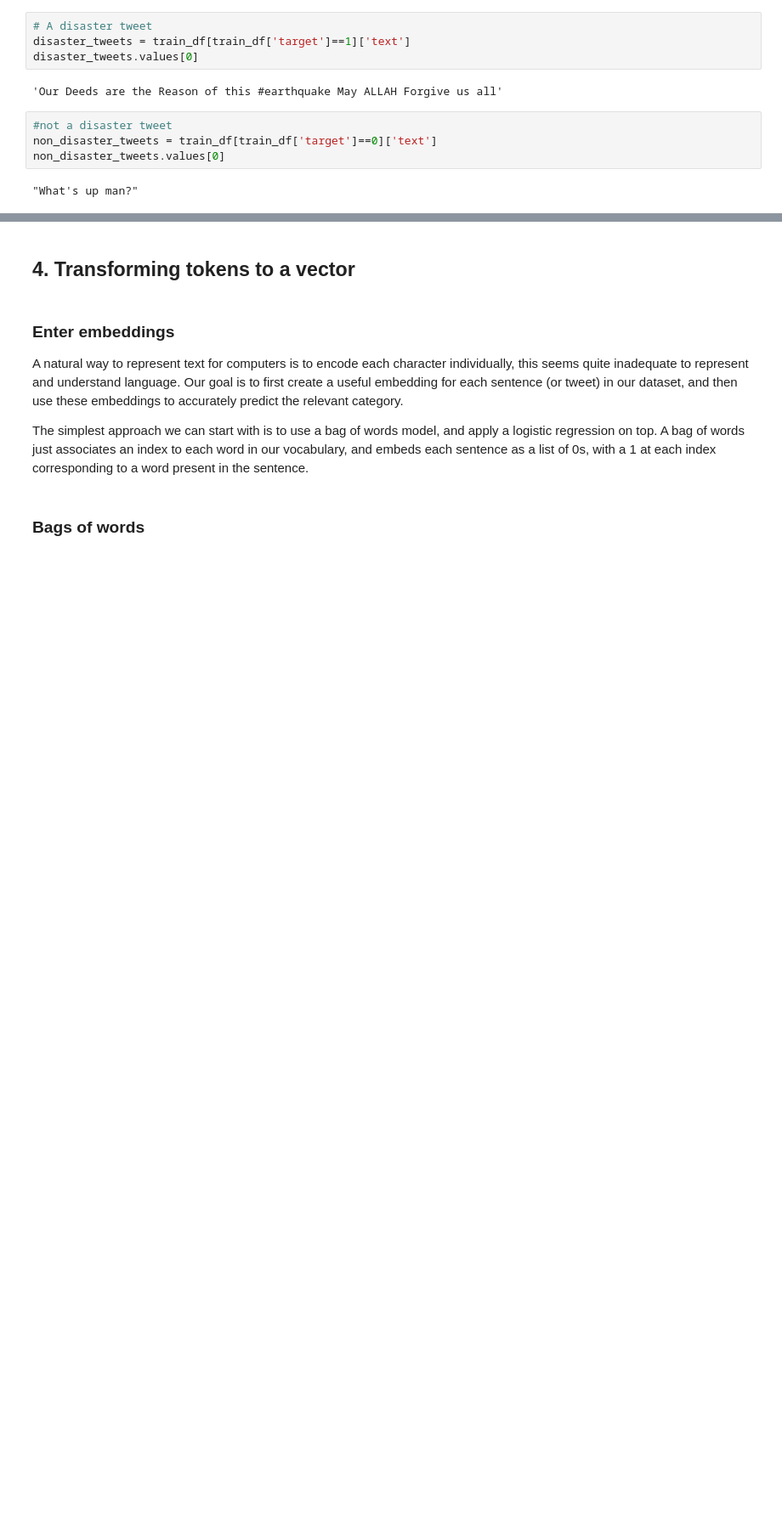
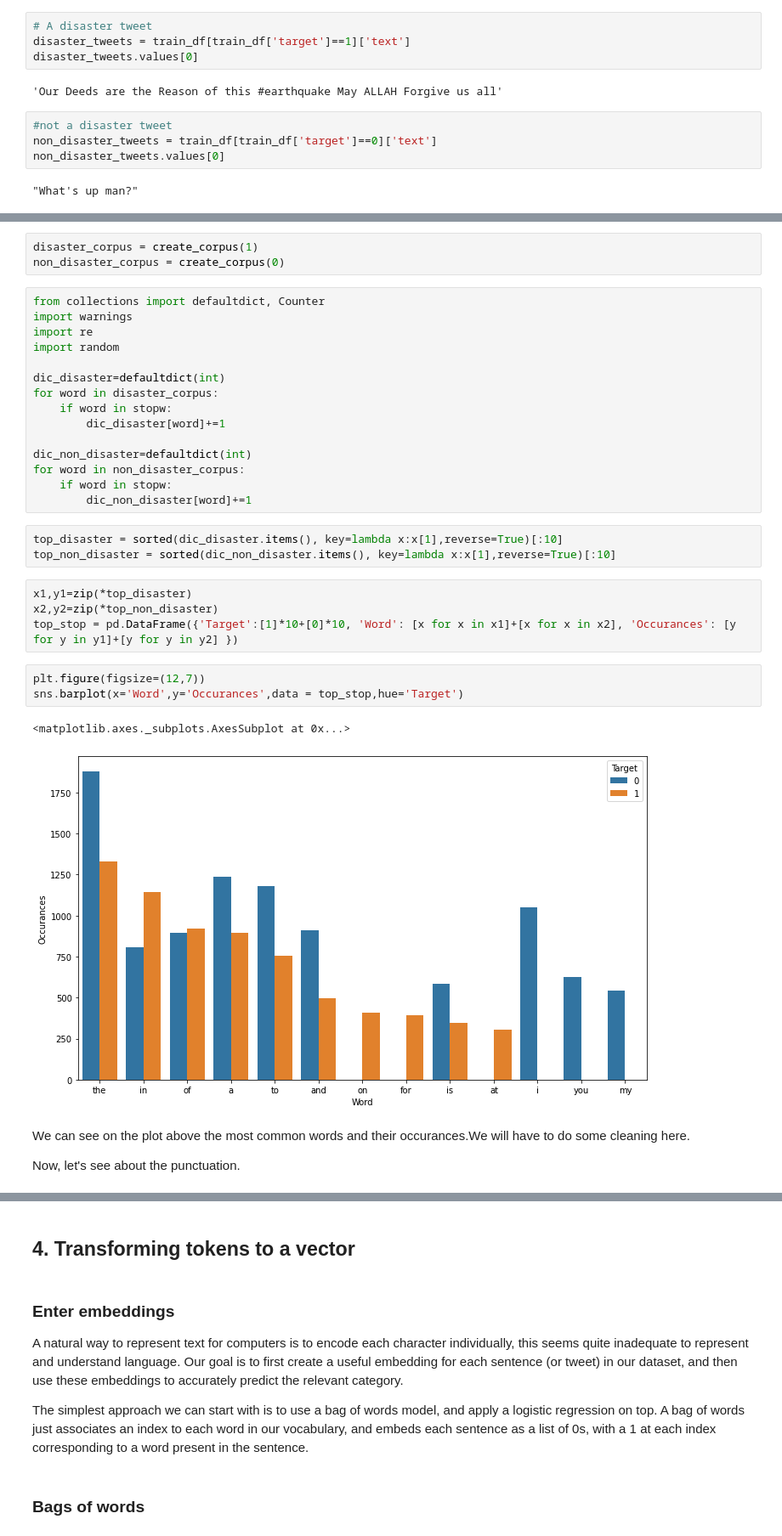
Before and after one commit to yassinhediger/fakenewsdetection, a Jupyter notebook: notebook/bigScale_proj2_sa.ipynb, the cells around one changed output, grey strips where cells are left out. Shown at 85% size. Saved outputs shown, nothing was run; the diff lists cells and outputs as text; blank space fills up the shorter version.

```diff
--- a/notebook/bigScale_proj2_sa.ipynb
+++ b/notebook/bigScale_proj2_sa.ipynb
@@ -153,0 +180,35 @@ Name: target, dtype: int64
+# %%
+disaster_corpus = create_corpus(1)
+non_disaster_corpus = create_corpus(0)
+# %%
+from collections import defaultdict, Counter
+import warnings
+import re
+import random
+
+dic_disaster=defaultdict(int)
+for word in disaster_corpus:
+    if word in stopw:
+        dic_disaster[word]+=1
+
+dic_non_disaster=defaultdict(int)
+for word in non_disaster_corpus:
+    if word in stopw:
+        dic_non_disaster[word]+=1
+# %%
+top_disaster = sorted(dic_disaster.items(), key=lambda x:x[1],reverse=True)[:10]
+top_non_disaster = sorted(dic_non_disaster.items(), key=lambda x:x[1],reverse=True)[:10]
+# %%
+x1,y1=zip(*top_disaster)
+x2,y2=zip(*top_non_disaster)
+top_stop = pd.DataFrame({'Target':[1]*10+[0]*10, 'Word': [x for x in x1]+[x for x in x2], 'Occurances': [y for y in y1]+[y for y in y2] })
+# %%
+plt.figure(figsize=(12,7))
+sns.barplot(x='Word',y='Occurances',data = top_stop,hue='Target')
+# %% [output]
+<matplotlib.axes._subplots.AxesSubplot at 0x...>
+[figure, added]
+# %% [markdown]
+We can see on the plot above the most common words and their occurances.We will have to do some cleaning here.
+
+Now, let's see about the punctuation.
```
Also changed, not shown: parts of 166 cells of this notebook, 4 other files.
